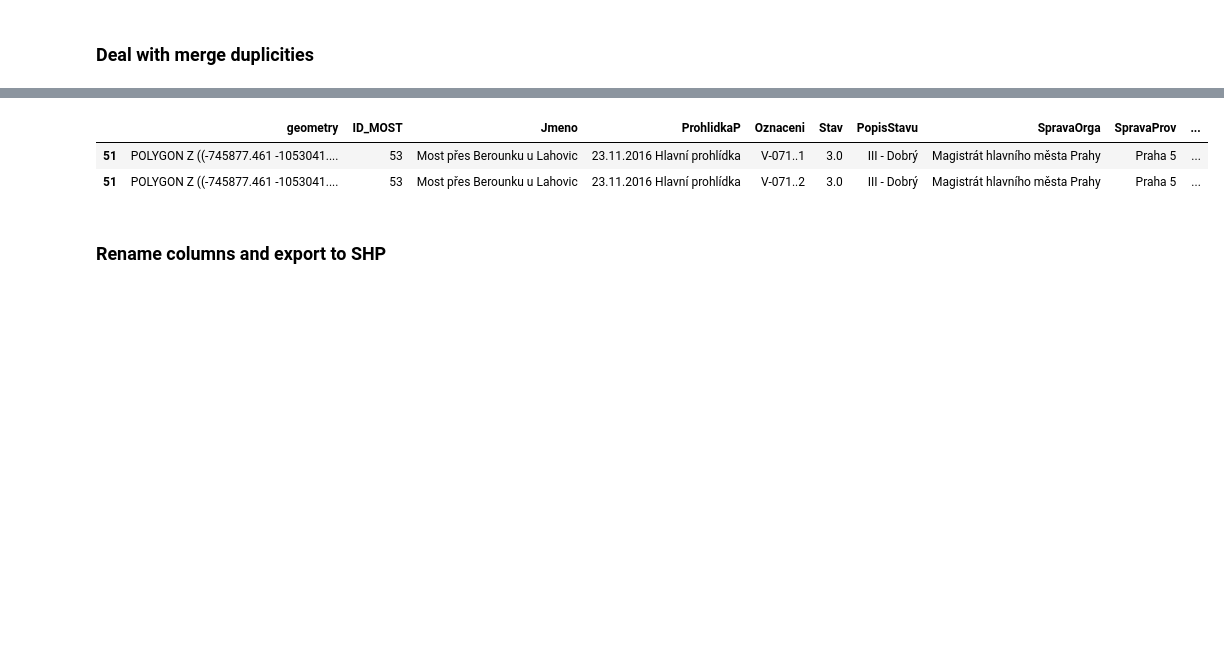
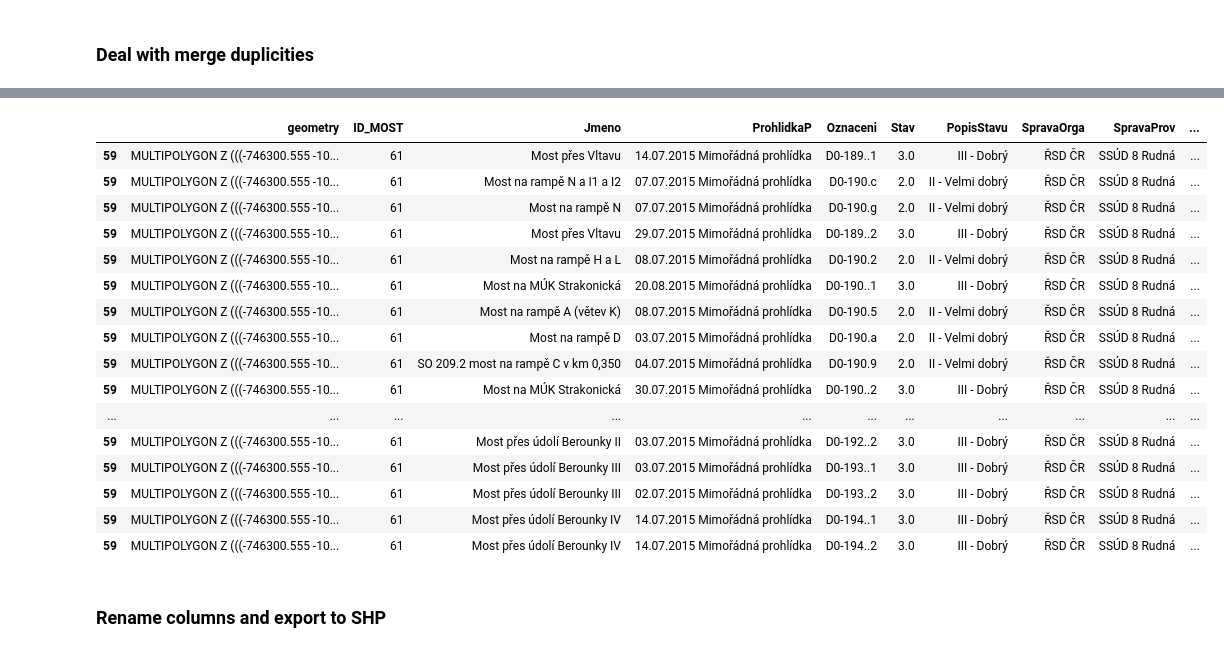
Before and after one commit to AnnaMoudra/Metadata, a Jupyter notebook: mosty/linking.ipynb, the cells around one changed output, grey strips where cells are left out. Drawn from its saved outputs; the diff is of its cells as text; code cells hidden in the pictures; blank space fills up the shorter version.

```diff
--- a/mosty/linking.ipynb
+++ b/mosty/linking.ipynb
@@ -37,11 +45,9 @@ Unique bridge count: 672
 # %%
 """
 Valid with multipylygon.buffer(0) but dissolve(by='') is better
+"""
 
 
-from shapely.geometry import MultiPolygon, Polygon
-
-# groupby ID
 mosty_geo = df_geo.groupby('ID_MOST')
 
 #extract only bridge geometry and ID
@@ -49,7 +55,7 @@ combined_geo = []
 for most_id, most in mosty_geo:
     # combine geometry to multiplygon
     most_gdf = gpd.GeoDataFrame()
-    most_gdf['geometry'] = [MultiPolygon(most.geometry.values).buffer(0)]
+    most_gdf['geometry'] = df_geo_mp.loc[df_geo_mp.ID_MOST == most_id].geometry
     most_gdf['ID_MOST'] = [most_id]
     if most_id == 417:
         most_gdf.plot(figsize=(20,20), cmap='coolwarm')
@@ -57,4 +63,3 @@ for most_id, most in mosty_geo:
         print(most_gdf.is_valid)
 
     combined_geo.append(most_gdf)
-""";
@@ -77,11 +83,11 @@ ID_MOST
 # %%
-#df_geo = pd.concat(combined_geo)
-#df_geo.reset_index(drop=True,inplace=True)
-#df_geo = df_geo.set_crs(crs)
+df_geo = pd.concat(combined_geo)
+df_geo.reset_index(drop=True,inplace=True)
+df_geo = df_geo.set_crs(crs)
 
-df_geo = dissolved.reset_index()
-df_geo.head(10)
-df_geo.to_file("../../data/mosty_shp/mosty_unique.shp", driver="ESRI Shapefile", encoding="utf-8")
+#df_geo = dissolved.reset_index()
+#df_geo.head(10)
+df_geo.to_file("../data/mosty_shp/mosty_unique.shp", driver="ESRI Shapefile", encoding="utf-8")
 # %%
 df_geo.info()
 # %% [output]
@@ -105,3 +111,9 @@ df_meta.head(2)
 |  | Id | Jmeno | MistniNaze | ProhlidkaP | PosledniPr | Oznaceni | Stav | PopisStavu | SpravaOrga | ... |
 | 0 | 178b797b-a65e-493f-8be3-1b853d5f6d9b | Lávka na žel. most - jih | None | 11.01.2022 Hlavní prohlídka | 2022-01-11 | V-025 | 3 | III - Dobrý | Magistrát hlavního města Prahy | ... |
 | 1 | e0e4a06d-f98c-4ec6-8849-57d513adb27d | Palackého | None | 14.01.2022 Hlavní prohlídka | 2022-01-14 | V-024 | 6 | VI - Velmi špatný | Magistrát hlavního města Prahy | ... |
+# %%
+df_meta2 = gpd.read_file('../data/mosty_shp/mosty_CR_stav.shp')
+df_meta2 = df_meta2.set_crs(crs)
+df_meta2.head(2)
+print(df_meta2.shape[0])
+print(df_meta.shape[0])
@@ -128,7 +143,7 @@ memory usage: 15.0+ KB
 # %% [markdown]
 ## Execute spatial join on geometry and metadata geodataframes
 # %%
-df_merged = gpd.sjoin_nearest(df_geo, df_meta, how='left', max_distance=90)
+df_merged = gpd.sjoin_nearest(df_geo, df_meta2, how='left', max_distance=50)
 # %%
 df_merged.encoding = 'utf-8'
 # %%
@@ -161,10 +190,24 @@ df_selection.ID_MOST.value_counts()[:2]
 Name: ID_MOST, dtype: int64
 # %%
-df_selection[df_selection.ID_MOST == 53]
+df_selection[df_selection.ID_MOST == 61]
 # %% [output]
 |  | geometry | ID_MOST | Jmeno | ProhlidkaP | Oznaceni | Stav | PopisStavu | SpravaOrga | SpravaProv | ... |
-| 51 | POLYGON Z ((-745877.461 -1053041.... | 53 | Most přes Berounku u Lahovic | 23.11.2016 Hlavní prohlídka | V-071..1 | 3.0 | III - Dobrý | Magistrát hlavního města Prahy | Praha 5 | ... |
-| 51 | POLYGON Z ((-745877.461 -1053041.... | 53 | Most přes Berounku u Lahovic | 23.11.2016 Hlavní prohlídka | V-071..2 | 3.0 | III - Dobrý | Magistrát hlavního města Prahy | Praha 5 | ... |
+| 59 | MULTIPOLYGON Z (((-746300.555 -10... | 61 | Most přes Vltavu | 14.07.2015 Mimořádná prohlídka | D0-189..1 | 3.0 | III - Dobrý | ŘSD ČR | SSÚD 8 Rudná | ... |
+| 59 | MULTIPOLYGON Z (((-746300.555 -10... | 61 | Most na rampě N a I1 a I2 | 07.07.2015 Mimořádná prohlídka | D0-190.c | 2.0 | II - Velmi dobrý | ŘSD ČR | SSÚD 8 Rudná | ... |
+| 59 | MULTIPOLYGON Z (((-746300.555 -10... | 61 | Most na rampě N | 07.07.2015 Mimořádná prohlídka | D0-190.g | 2.0 | II - Velmi dobrý | ŘSD ČR | SSÚD 8 Rudná | ... |
+| 59 | MULTIPOLYGON Z (((-746300.555 -10... | 61 | Most přes Vltavu | 29.07.2015 Mimořádná prohlídka | D0-189..2 | 3.0 | III - Dobrý | ŘSD ČR | SSÚD 8 Rudná | ... |
+| 59 | MULTIPOLYGON Z (((-746300.555 -10... | 61 | Most na rampě H a L | 08.07.2015 Mimořádná prohlídka | D0-190.2 | 2.0 | II - Velmi dobrý | ŘSD ČR | SSÚD 8 Rudná | ... |
+| 59 | MULTIPOLYGON Z (((-746300.555 -10... | 61 | Most na MÚK Strakonická | 20.08.2015 Mimořádná prohlídka | D0-190..1 | 3.0 | III - Dobrý | ŘSD ČR | SSÚD 8 Rudná | ... |
+| 59 | MULTIPOLYGON Z (((-746300.555 -10... | 61 | Most na rampě A (větev K) | 08.07.2015 Mimořádná prohlídka | D0-190.5 | 2.0 | II - Velmi dobrý | ŘSD ČR | SSÚD 8 Rudná | ... |
+| 59 | MULTIPOLYGON Z (((-746300.555 -10... | 61 | Most na rampě D | 03.07.2015 Mimořádná prohlídka | D0-190.a | 2.0 | II - Velmi dobrý | ŘSD ČR | SSÚD 8 Rudná | ... |
+| 59 | MULTIPOLYGON Z (((-746300.555 -10... | 61 | SO 209.2 most na rampě C v km 0,350 | 04.07.2015 Mimořádná prohlídka | D0-190.9 | 2.0 | II - Velmi dobrý | ŘSD ČR | SSÚD 8 Rudná | ... |
+| 59 | MULTIPOLYGON Z (((-746300.555 -10... | 61 | Most na MÚK Strakonická | 30.07.2015 Mimořádná prohlídka | D0-190..2 | 3.0 | III - Dobrý | ŘSD ČR | SSÚD 8 Rudná | ... |
+| ... | ... | ... | ... | ... | ... | ... | ... | ... | ... | ... |
+| 59 | MULTIPOLYGON Z (((-746300.555 -10... | 61 | Most přes údolí Berounky II | 03.07.2015 Mimořádná prohlídka | D0-192..2 | 3.0 | III - Dobrý | ŘSD ČR | SSÚD 8 Rudná | ... |
+| 59 | MULTIPOLYGON Z (((-746300.555 -10... | 61 | Most přes údolí Berounky III | 03.07.2015 Mimořádná prohlídka | D0-193..1 | 3.0 | III - Dobrý | ŘSD ČR | SSÚD 8 Rudná | ... |
+| 59 | MULTIPOLYGON Z (((-746300.555 -10... | 61 | Most přes údolí Berounky III | 02.07.2015 Mimořádná prohlídka | D0-193..2 | 3.0 | III - Dobrý | ŘSD ČR | SSÚD 8 Rudná | ... |
+| 59 | MULTIPOLYGON Z (((-746300.555 -10... | 61 | Most přes údolí Berounky IV | 14.07.2015 Mimořádná prohlídka | D0-194..1 | 3.0 | III - Dobrý | ŘSD ČR | SSÚD 8 Rudná | ... |
+| 59 | MULTIPOLYGON Z (((-746300.555 -10... | 61 | Most přes údolí Berounky IV | 14.07.2015 Mimořádná prohlídka | D0-194..2 | 3.0 | III - Dobrý | ŘSD ČR | SSÚD 8 Rudná | ... |
 # %%
 df_unique = df_selection.drop_duplicates(subset=["ID_MOST"], keep='first')
 # %% [markdown]
```
Also changed, not shown: parts of 16 cells of this notebook, 3 other files.
